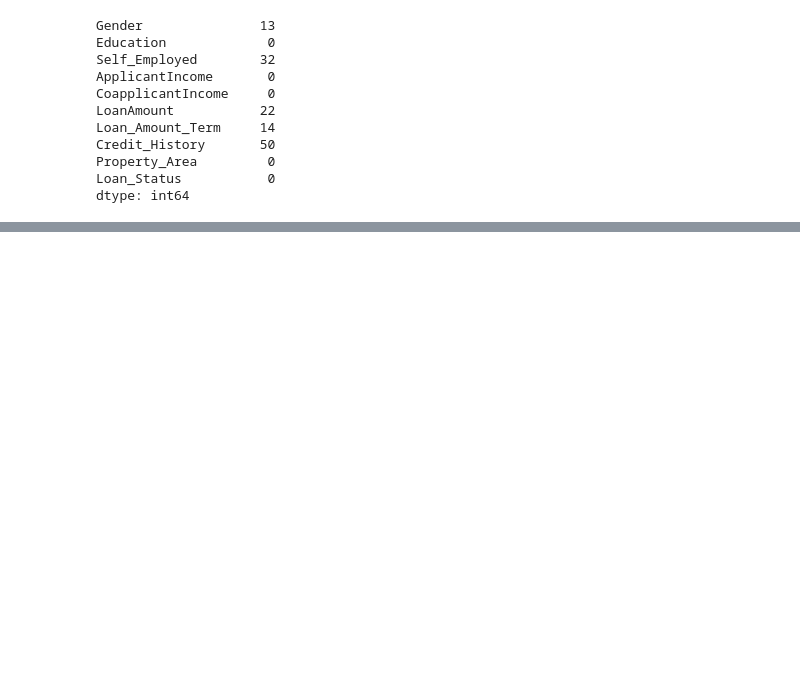
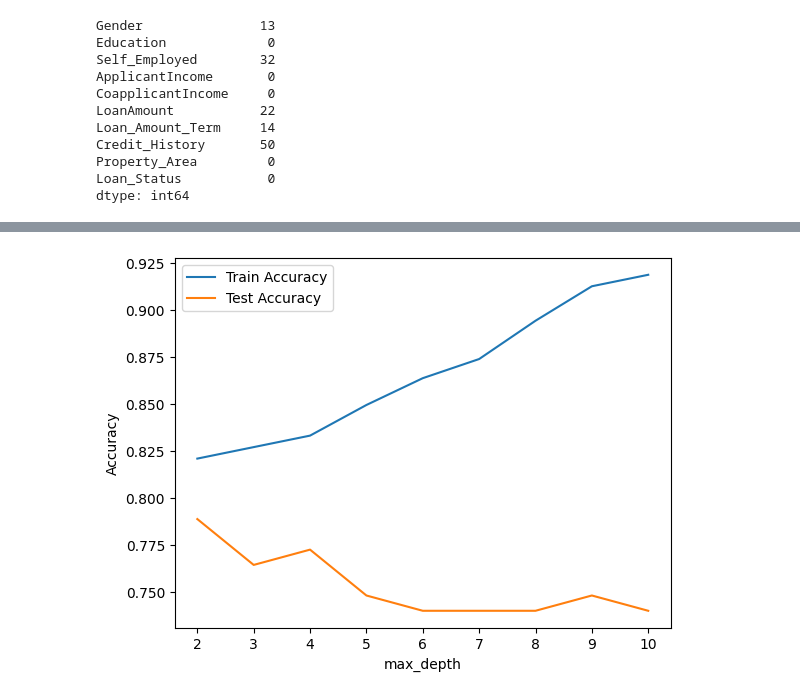
Before and after one commit to srinith-samala/ml-learning-journey, a Jupyter notebook: Decision Tree/Loan_Prediction(decision_tree).ipynb, the cells around one changed output, grey strips where cells are left out. Saved outputs shown, nothing was run; the diff lists cells and outputs as text; code cells hidden in the pictures; blank space fills up the shorter version.

```diff
--- a/Decision Tree/Loan_Prediction(decision_tree).ipynb
+++ b/Decision Tree/Loan_Prediction(decision_tree).ipynb
@@ -55,8 +55,6 @@ Credit_History       50
 Property_Area         0
 Loan_Status           0
 dtype: int64
-# %%
-df['LoanAmount'] = df['LoanAmount'].fillna(df['LoanAmount'].median)
 # %%
 df['Gender'] =df['Gender'].fillna(df['Gender'].mode()[0])
 df['Self_Employed'] = df['Self_Employed'].fillna(df['Self_Employed'].mode()[0])
@@ -97,10 +93,8 @@ df['Loan_Status'] = le_loan_status.fit_transform(df['Loan_Status'])
 X = df.drop(columns=['Loan_Status'])
 y = df['Loan_Status']
 # %%
-X_train,y_train,X_test,y_test = train_test_split(X,y,
-                                                 random_state= 42,
-                                                 test_size=0.2)
+X_train, X_test, y_train, y_test = train_test_split(X, y, random_state=42, test_size=0.2)
 # %%
-model = DecisionTreeClassifier()
-model.fit(X_train,y_train)
+model = DecisionTreeClassifier(max_depth=4, random_state=42)
+model.fit(X_train, y_train)
 # %% [output]
@@ -107,0 +149,21 @@ TypeError: float() argument must be a string or a real number, not 'method'
+# %%
+import matplotlib.pyplot as plt
+
+depths = [2,3,4,5,6,7,8,9,10]
+train_scores = []
+test_scores = []
+
+for d in depths:
+    model = DecisionTreeClassifier(max_depth=d, random_state=42)
+    model.fit(X_train, y_train)
+    train_scores.append(model.score(X_train, y_train))
+    test_scores.append(model.score(X_test, y_test))
+
+plt.plot(depths, train_scores, label='Train Accuracy')
+plt.plot(depths, test_scores, label='Test Accuracy')
+plt.xlabel('max_depth')
+plt.ylabel('Accuracy')
+plt.legend()
+plt.show()
+# %% [output]
+[figure, added]
```
Also changed, not shown: parts of 10 cells of this notebook, 4 other files.
